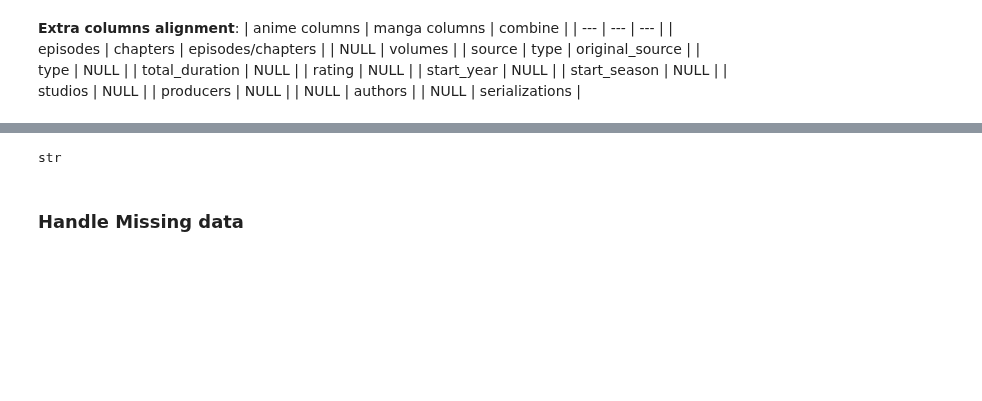
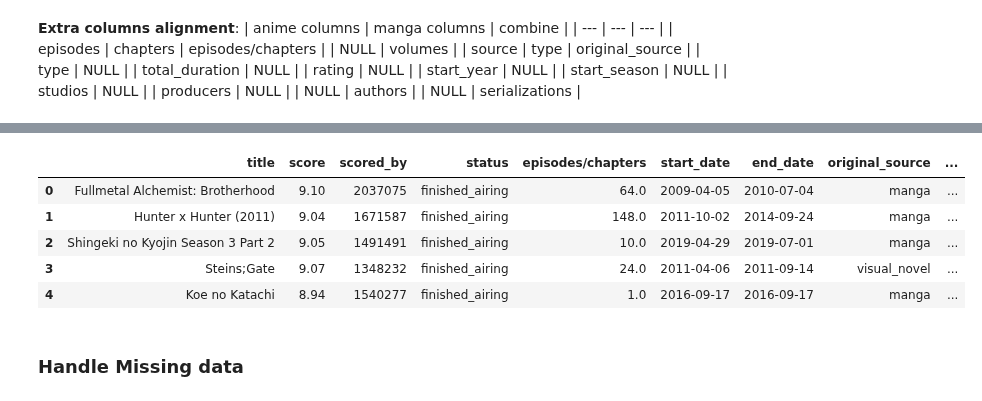
Before and after one commit to derickkan3356/anime-manga-theme-and-success-prediction, a Jupyter notebook: data_preprocessing.ipynb, the cells around one changed output, grey strips where cells are left out. Cells and saved outputs as stored; diff of their text form; code cells hidden in the pictures; blank space fills up the shorter version.

Commit message:
Handle Missing data

```diff
--- a/data_preprocessing.ipynb
+++ b/data_preprocessing.ipynb
@@ -26,7 +26,7 @@ def data_cleaning(input_anime, input_manga):
     df_manga = input_manga.copy()
 
     # remove unnecessary columns
-    df_anime = df_anime.drop(columns=['anime_id', 'main_picture', 'url', 'trailer_url', 'background', 'created_at', 'updated_at', 'episode_duration', 'broadcast_day', 'broadcast_time', 'licensors', 'title_synonyms'])
+    df_anime = df_anime.drop(columns=['anime_id', 'type', 'rating', 'main_picture', 'url', 'trailer_url', 'background', 'created_at', 'updated_at', 'episode_duration', 'broadcast_day', 'broadcast_time', 'licensors', 'title_synonyms'])
     df_manga = df_manga.drop(columns=['manga_id', 'main_picture', 'url', 'background', 'created_at_before', 'updated_at', 'title_synonyms'])
 
     # remove rows that are null in 'synopsis' and 'title', which are crucial for our project
@@ -115,7 +115,10 @@ def extract_author_name(author_list):
         return "Missing"
 
 # Apply the function to the 'authors' column
-df_manga['authors_extracted'] = df_manga['authors'].apply(extract_author_name)
+def authors_extraction(input_manga):
+    df_manga = input_manga.copy()
+    df_manga['authors'] = df_manga['authors'].apply(extract_author_name)
 
-# Output the result for this single row
-df_manga[['authors', 'authors_extracted']].head()
+    return df_manga
+
+df_manga_extracted = authors_extraction(df_manga_cleaned)
@@ -146,14 +135,31 @@ def columns_alignment(input_anime, input_manga):
     df_anime.rename(columns={'source': 'original_source'}, inplace=True)
     df_manga.rename(columns={'type': 'original_source'}, inplace=True)
 
+    # Combine studios and authors together to get creators columns
+    df_anime.rename(columns={'studios': 'creators'}, inplace=True)
+    df_manga.rename(columns={'authors': 'creators'}, inplace=True)
+
+    # Also for producers and serialization
+    df_anime.rename(columns={'producers': 'production_source'}, inplace=True)
+    df_manga.rename(columns={'serializations': 'production_source'}, inplace=True)
+
+    # To distinguish where the data from
+    df_anime['is_anime'] = 1
+    df_manga['is_anime'] = 0
+
     return df_anime, df_manga
 
-df_anime_aligned, df_manga_aligned = columns_alignment(df_anime_cleaned, df_manga_cleaned)
+df_anime_aligned, df_manga_aligned = columns_alignment(df_anime_cleaned, df_manga_extracted)
 # %%
 df_full = pd.concat([df_anime_aligned, df_manga_aligned], ignore_index=True)
-type(df_full["authors"][25173])
+df_full.head()
 # %% [output]
-str
+|  | title | score | scored_by | status | episodes/chapters | start_date | end_date | original_source | ... |
+| 0 | Fullmetal Alchemist: Brotherhood | 9.10 | 2037075 | finished_airing | 64.0 | 2009-04-05 | 2010-07-04 | manga | ... |
+| 1 | Hunter x Hunter (2011) | 9.04 | 1671587 | finished_airing | 148.0 | 2011-10-02 | 2014-09-24 | manga | ... |
+| 2 | Shingeki no Kyojin Season 3 Part 2 | 9.05 | 1491491 | finished_airing | 10.0 | 2019-04-29 | 2019-07-01 | manga | ... |
+| 3 | Steins;Gate | 9.07 | 1348232 | finished_airing | 24.0 | 2011-04-06 | 2011-09-14 | visual_novel | ... |
+| 4 | Koe no Katachi | 8.94 | 1540277 | finished_airing | 1.0 | 2016-09-17 | 2016-09-17 | manga | ... |
 # %% [markdown]
 ### Handle Missing data
 # %%
```
Also changed, not shown: parts of 6 cells of this notebook.
